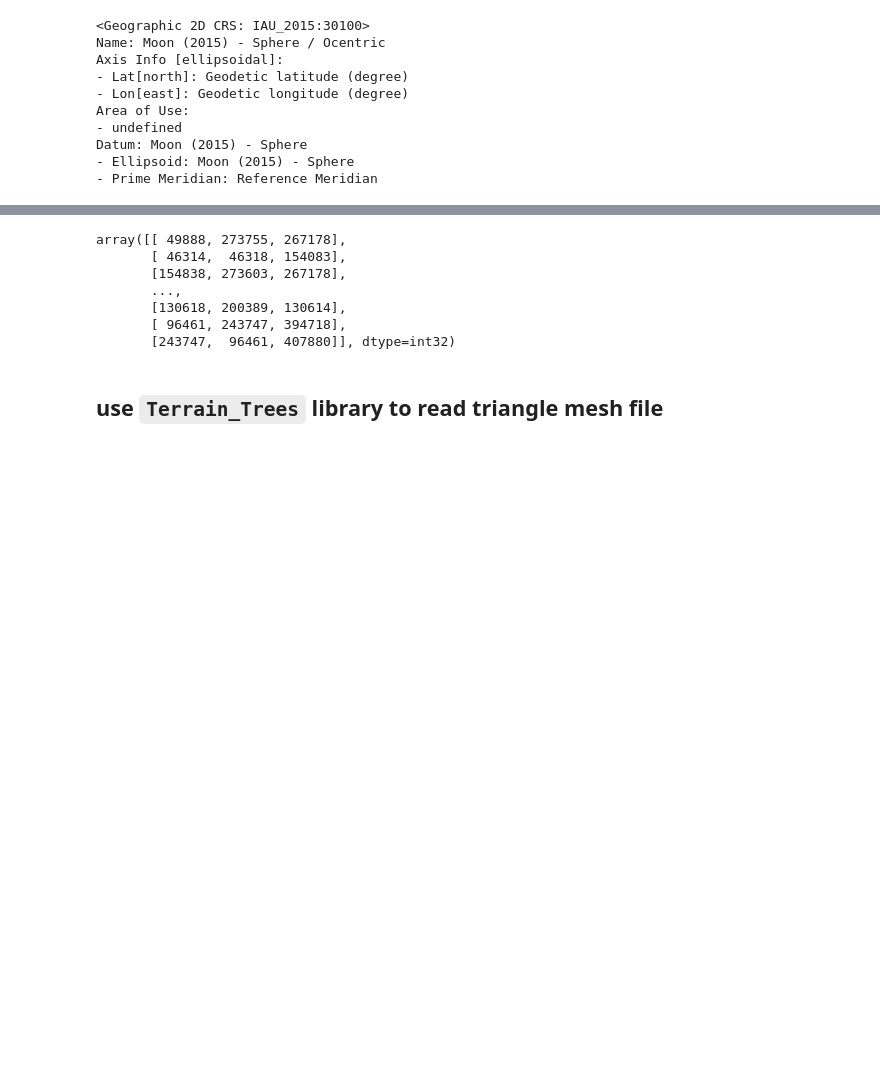
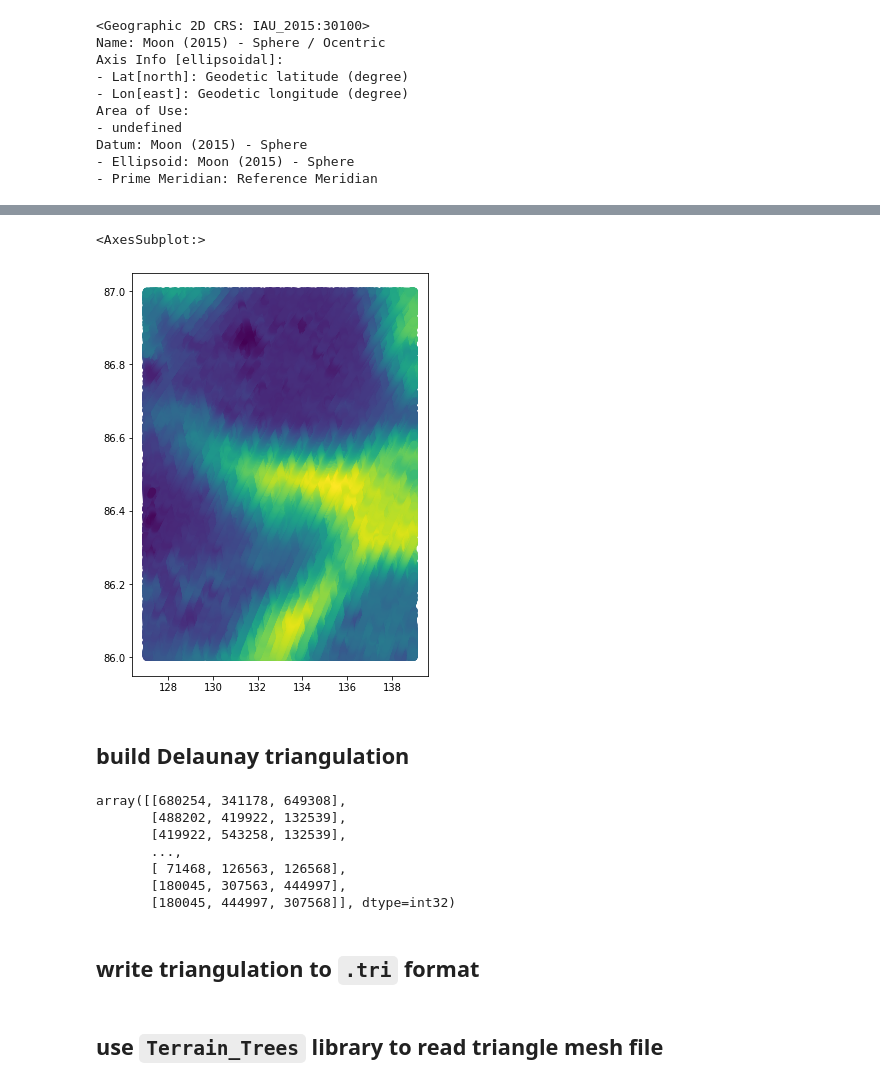
Before and after one commit to zacharyburnett/pyTerrainTree, a Jupyter notebook: examples/lro_lola.ipynb, the cells around one changed output, grey strips where cells are left out. Saved outputs shown, nothing was run; the diff lists cells and outputs as text; code cells hidden in the pictures; blank space fills up the shorter version.

```diff
--- a/examples/lro_lola.ipynb
+++ b/examples/lro_lola.ipynb
@@ -59,0 +36,17 @@ data
+# %%
+input_filename = data_directory / 'RDR_127E139E_86N87NPointPerRow_csv_table' / 'RDR_127E139E_86N87NTopoFull_csv_table.csv'
+
+data = pandas.read_csv(
+    input_filename,
+    parse_dates=['Coordinated_Universal_Time  '],
+)
+data = GeoDataFrame(
+    data,
+    geometry=geopandas.points_from_xy(
+        data['Pt_Longitude'],
+        data[' Pt_Latitude'],
+        crs=crs,
+    ),
+    crs=crs,
+)
+data
@@ -60,13 +67,25 @@ data
+# %%
+map_crs = CRS.from_string('IAU_2015:30130')
+figure = pyplot.figure(figsize=(12, 12 / 1.61803398875))
+axis = figure.add_subplot(1, 1, 1, transform=map_crs)
+data.plot(column='topography ', ax=axis)
+# %% [output]
+<AxesSubplot:>
+[figure, added]
+# %% [markdown]
+## build Delaunay triangulation
 # %%
 points = data[['Pt_Longitude', ' Pt_Latitude', 'topography ']].values
 triangulation = Delaunay(points[:, :2])
 triangulation.simplices
 # %% [output]
-array([[ 49888, 273755, 267178],
-       [ 46314,  46318, 154083],
-       [154838, 273603, 267178],
+array([[680254, 341178, 649308],
+       [488202, 419922, 132539],
+       [419922, 543258, 132539],
        ...,
-       [130618, 200389, 130614],
-       [ 96461, 243747, 394718],
-       [243747,  96461, 407880]], dtype=int32)
+       [ 71468, 126563, 126568],
+       [180045, 307563, 444997],
+       [180045, 444997, 307568]], dtype=int32)
+# %% [markdown]
+## write triangulation to `.tri` format
 # %%
```
Also changed, not shown: parts of 14 cells of this notebook, 1 other file.
